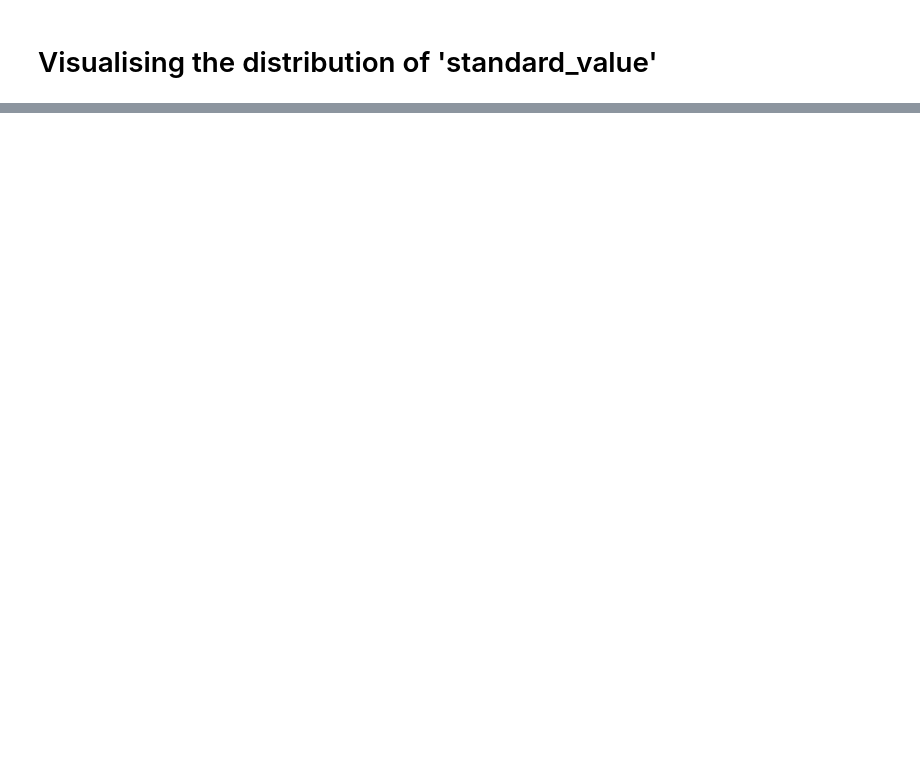
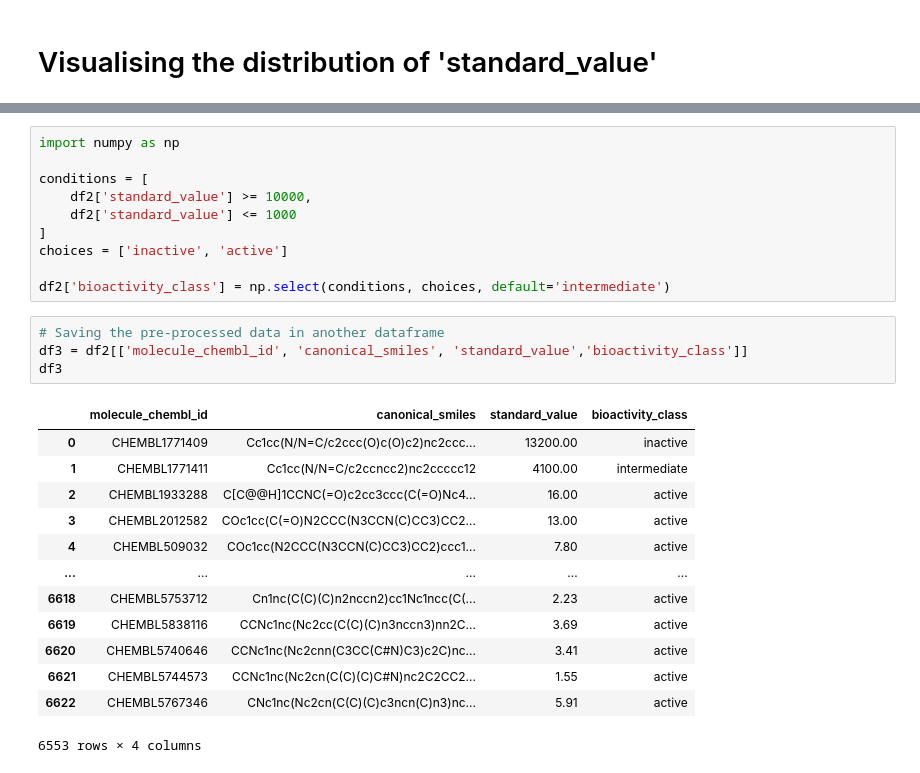
Before and after one commit to PSardar19/DrugDiscovery, a Jupyter notebook: scripts/1_download_data.ipynb, the cells around one changed output, grey strips where cells are left out. Drawn from its saved outputs; the diff is of its cells as text; blank space fills up the shorter version.

```diff
--- a/scripts/1_download_data.ipynb
+++ b/scripts/1_download_data.ipynb
@@ -217,0 +223,28 @@ plt.show()
+# %%
+import numpy as np
+
+conditions = [
+    df2['standard_value'] >= 10000,
+    df2['standard_value'] <= 1000
+]
+choices = ['inactive', 'active']
+
+df2['bioactivity_class'] = np.select(conditions, choices, default='intermediate')
+# %%
+# Saving the pre-processed data in another dataframe
+df3 = df2[['molecule_chembl_id', 'canonical_smiles', 'standard_value','bioactivity_class']]
+df3
+# %% [output]
+|  | molecule_chembl_id | canonical_smiles | standard_value | bioactivity_class |
+| 0 | CHEMBL1771409 | Cc1cc(N/N=C/c2ccc(O)c(O)c2)nc2ccc... | 13200.00 | inactive |
+| 1 | CHEMBL1771411 | Cc1cc(N/N=C/c2ccncc2)nc2ccccc12 | 4100.00 | intermediate |
+| 2 | CHEMBL1933288 | C[C@@H]1CCNC(=O)c2cc3ccc(C(=O)Nc4... | 16.00 | active |
+| 3 | CHEMBL2012582 | COc1cc(C(=O)N2CCC(N3CCN(C)CC3)CC2... | 13.00 | active |
+| 4 | CHEMBL509032 | COc1cc(N2CCC(N3CCN(C)CC3)CC2)ccc1... | 7.80 | active |
+| ... | ... | ... | ... | ... |
+| 6618 | CHEMBL5753712 | Cn1nc(C(C)(C)n2nccn2)cc1Nc1ncc(C(... | 2.23 | active |
+| 6619 | CHEMBL5838116 | CCNc1nc(Nc2cc(C(C)(C)n3nccn3)nn2C... | 3.69 | active |
+| 6620 | CHEMBL5740646 | CCNc1nc(Nc2cnn(C3CC(C#N)C3)c2C)nc... | 3.41 | active |
+| 6621 | CHEMBL5744573 | CCNc1nc(Nc2cn(C(C)(C)C#N)nc2C2CC2... | 1.55 | active |
+| 6622 | CHEMBL5767346 | CNc1nc(Nc2cn(C(C)(C)c3ncn(C)n3)nc... | 5.91 | active |
+6553 rows × 4 columns
```
Also changed, not shown: parts of 11 cells of this notebook.
